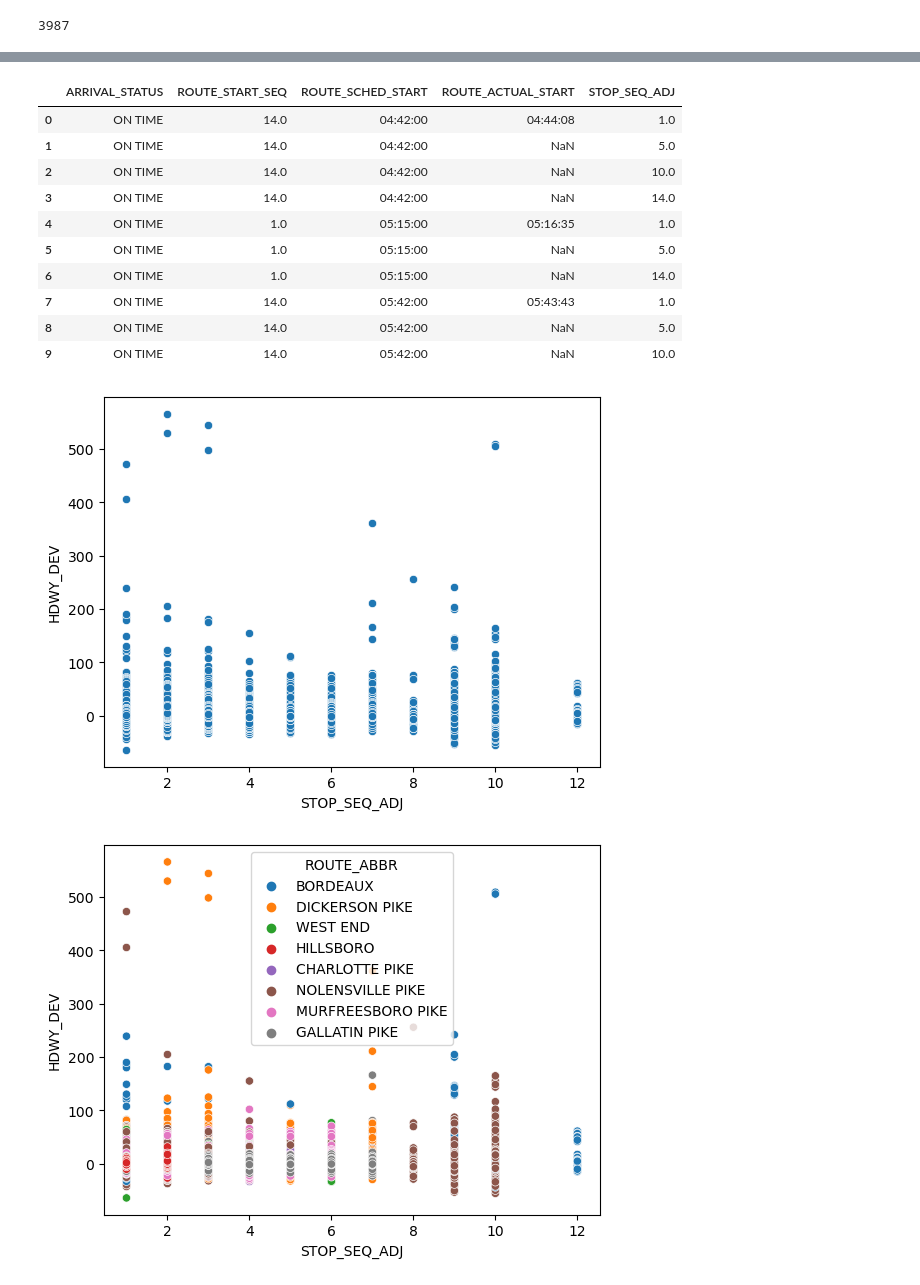
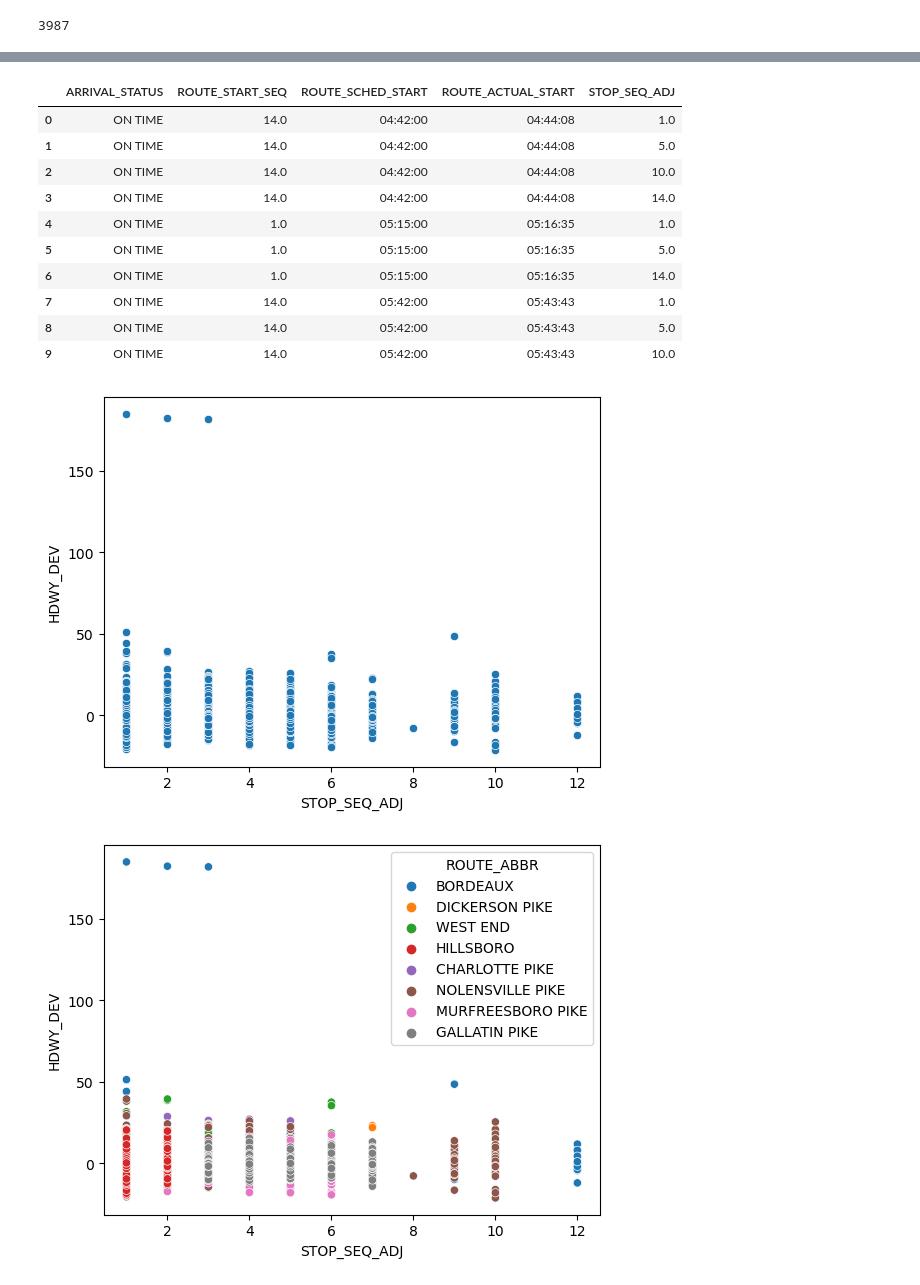
Before and after one commit to ballir27/wego-nashville-bus-adherence, a Jupyter notebook: Notebooks/AB-WeGo-Dist-Time-Travelled-Analysis.ipynb, the cells around one changed output, grey strips where cells are left out. Drawn from its saved outputs; the diff is of its cells as text; code cells hidden in the pictures.

```diff
--- a/Notebooks/AB-WeGo-Dist-Time-Travelled-Analysis.ipynb
+++ b/Notebooks/AB-WeGo-Dist-Time-Travelled-Analysis.ipynb
@@ -85,3 +72,0 @@ for i in range(len(headway_df)):
-# %%
-for i in range(len(headway_df)):
-    headway_df.loc[i,'ROUTE_ACTUAL_START'] = actual_start_dict[headway_df.loc[i,'TRIP_ID']]
@@ -102,2 +72,0 @@ headway_df.iloc[0:10,30:]
-# %%
-route_start_df = headway_df.groupby('TRIP_ID',as_index=False)['ROUTE_START_SEQ'].max()
@@ -113,5 +72,0 @@ route_start_df.head()
-# %%
-route_start_dict = dict(zip(route_start_df['TRIP_ID'], route_start_df['ROUTE_START_SEQ']))
-for i in range(len(headway_df)):
-    headway_df.loc[i,'ROUTE_START_SEQ'] = route_start_dict[headway_df.loc[i,'TRIP_ID']]
-headway_df.iloc[0:10,30:]
@@ -130,24 +147,24 @@ headway_df.iloc[0:10,30:]
 # %%
-headway_df['STOP_SEQ_ADJ'] = abs(headway_df['ROUTE_START_SEQ']-headway_df['ROUTE_STOP_SEQUENCE'])+1
-headway_df.iloc[0:10,30:]
+headway_df_adj['STOP_SEQ_ADJ'] = abs(headway_df_adj['ROUTE_START_SEQ']-headway_df_adj['ROUTE_STOP_SEQUENCE'])+1
+headway_df_adj.iloc[0:10,30:]
 # %% [output]
 |  | ARRIVAL_STATUS | ROUTE_START_SEQ | ROUTE_SCHED_START | ROUTE_ACTUAL_START | STOP_SEQ_ADJ |
 | 0 | ON TIME | 14.0 | 04:42:00 | 04:44:08 | 1.0 |
-| 1 | ON TIME | 14.0 | 04:42:00 | NaN | 5.0 |
-| 2 | ON TIME | 14.0 | 04:42:00 | NaN | 10.0 |
-| 3 | ON TIME | 14.0 | 04:42:00 | NaN | 14.0 |
+| 1 | ON TIME | 14.0 | 04:42:00 | 04:44:08 | 5.0 |
+| 2 | ON TIME | 14.0 | 04:42:00 | 04:44:08 | 10.0 |
+| 3 | ON TIME | 14.0 | 04:42:00 | 04:44:08 | 14.0 |
 | 4 | ON TIME | 1.0 | 05:15:00 | 05:16:35 | 1.0 |
-| 5 | ON TIME | 1.0 | 05:15:00 | NaN | 5.0 |
-| 6 | ON TIME | 1.0 | 05:15:00 | NaN | 14.0 |
+| 5 | ON TIME | 1.0 | 05:15:00 | 05:16:35 | 5.0 |
+| 6 | ON TIME | 1.0 | 05:15:00 | 05:16:35 | 14.0 |
 | 7 | ON TIME | 14.0 | 05:42:00 | 05:43:43 | 1.0 |
-| 8 | ON TIME | 14.0 | 05:42:00 | NaN | 5.0 |
-| 9 | ON TIME | 14.0 | 05:42:00 | NaN | 10.0 |
+| 8 | ON TIME | 14.0 | 05:42:00 | 05:43:43 | 5.0 |
+| 9 | ON TIME | 14.0 | 05:42:00 | 05:43:43 | 10.0 |
 # %%
-sns.scatterplot(data=headway_df, x= 'STOP_SEQ_ADJ', y='HDWY_DEV');
+sns.scatterplot(data=headway_df_adj, x= 'STOP_SEQ_ADJ', y='HDWY_DEV');
 # %% [output]
-[figure, old version]
+[figure, new version]
 # %%
-sns.scatterplot(data=headway_df, x= 'STOP_SEQ_ADJ', y='HDWY_DEV',hue='ROUTE_ABBR');
+sns.scatterplot(data=headway_df_adj, x= 'STOP_SEQ_ADJ', y='HDWY_DEV',hue='ROUTE_ABBR');
 # %% [output]
-[figure, old version]
+[figure, new version]
 # %%
```
Also changed, not shown: parts of 13 cells of this notebook.
